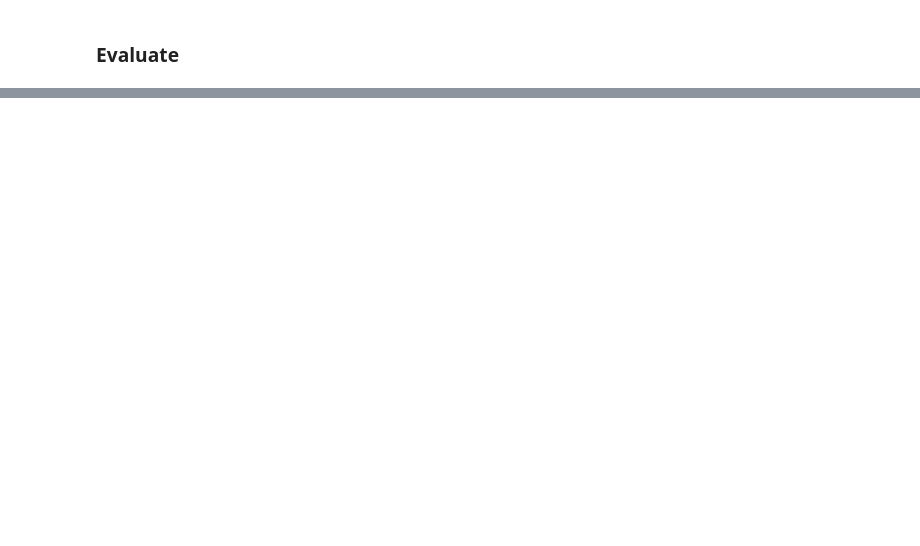
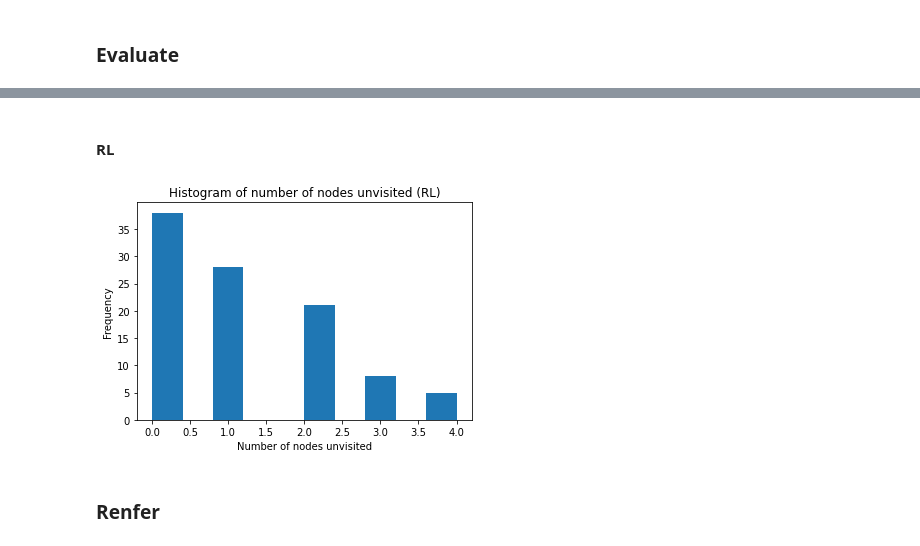
Before and after one commit to riddickz/COLGE_BSS, a Jupyter notebook: evaluation_notebook.ipynb, the cells around one changed output, grey strips where cells are left out. Drawn from its saved outputs; the diff is of its cells as text; code cells hidden in the pictures; blank space fills up the shorter version.

```diff
--- a/evaluation_notebook.ipynb
+++ b/evaluation_notebook.ipynb
@@ -276,0 +382,18 @@ Solving Time:
+# %% [markdown]
+#### RL
+# %%
+if rl_agent is not None:
+    # unvisitied in each route
+    unvisited = list(map(lambda x: get_unvisited(x, num_nodes), results["rl"]["routes"]))
+    num_unvisited = list(map(lambda x: len(x), unvisited))
+
+    plt.hist(num_unvisited)
+
+    plt.title("Histogram of number of nodes unvisited (RL)")
+    plt.xlabel("Number of nodes unvisited")
+    plt.ylabel("Frequency")
+    plt.show()
+# %% [output]
+[figure, added]
+# %% [markdown]
+### Renfer
```
Also changed, not shown: parts of 33 cells of this notebook.
